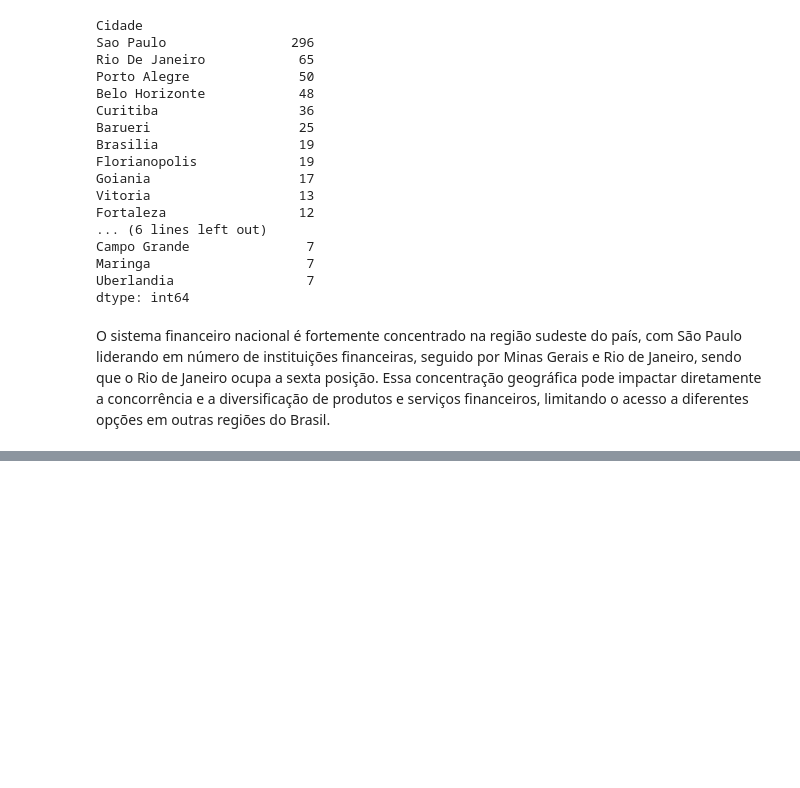
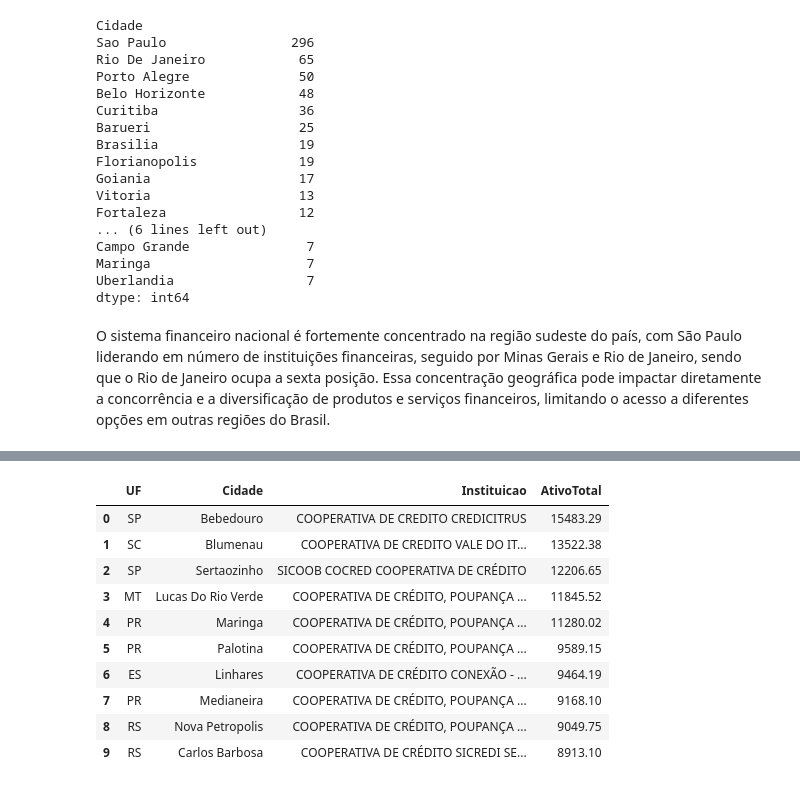
Before and after one commit to alexcamargos/bacen-ifdata-scraper, a Jupyter notebook: data_analytics/summary_prudential_conglomerates.ipynb, the cells around one changed output, grey strips where cells are left out. Cells and saved outputs as stored; diff of their text form; code cells hidden in the pictures; blank space fills up the shorter version.

Commit message:
feat: explanatory analysis
Analysis of the ranking of total assets.

```diff
--- a/data_analytics/summary_prudential_conglomerates.ipynb
+++ b/data_analytics/summary_prudential_conglomerates.ipynb
@@ -853,3 +561,0 @@ filter_and_sort_df(df,
-# %%
-# Calculando a rentabilidade dos ativos.
-df['RentabilidadeAtivos'] = (df['LucroLiquido'] / df['AtivoTotal']) * 100
@@ -1080,0 +692,18 @@ A análise da correlação entre o ativo total e o lucro líquido das instituiç
+# %%
+# Considerando apenas as cooperativas de crédito singular.
+filter_and_sort_df(df,
+                   filter=(df['TipoConsBancario'] == 'b3S'),
+                   columns=['UF', 'Cidade', 'Instituicao', 'AtivoTotal'],
+                   sorting='AtivoTotal')
+# %% [output]
+|  | UF | Cidade | Instituicao | AtivoTotal |
+| 0 | SP | Bebedouro | COOPERATIVA DE CREDITO CREDICITRUS | 15483.29 |
+| 1 | SC | Blumenau | COOPERATIVA DE CREDITO VALE DO IT... | 13522.38 |
+| 2 | SP | Sertaozinho | SICOOB COCRED COOPERATIVA DE CRÉDITO | 12206.65 |
+| 3 | MT | Lucas Do Rio Verde | COOPERATIVA DE CRÉDITO, POUPANÇA ... | 11845.52 |
+| 4 | PR | Maringa | COOPERATIVA DE CRÉDITO, POUPANÇA ... | 11280.02 |
+| 5 | PR | Palotina | COOPERATIVA DE CRÉDITO, POUPANÇA ... | 9589.15 |
+| 6 | ES | Linhares | COOPERATIVA DE CRÉDITO CONEXÃO - ... | 9464.19 |
+| 7 | PR | Medianeira | COOPERATIVA DE CRÉDITO, POUPANÇA ... | 9168.10 |
+| 8 | RS | Nova Petropolis | COOPERATIVA DE CRÉDITO, POUPANÇA ... | 9049.75 |
+| 9 | RS | Carlos Barbosa | COOPERATIVA DE CRÉDITO SICREDI SE... | 8913.10 |
```
Also changed, not shown: parts of 47 cells of this notebook.
